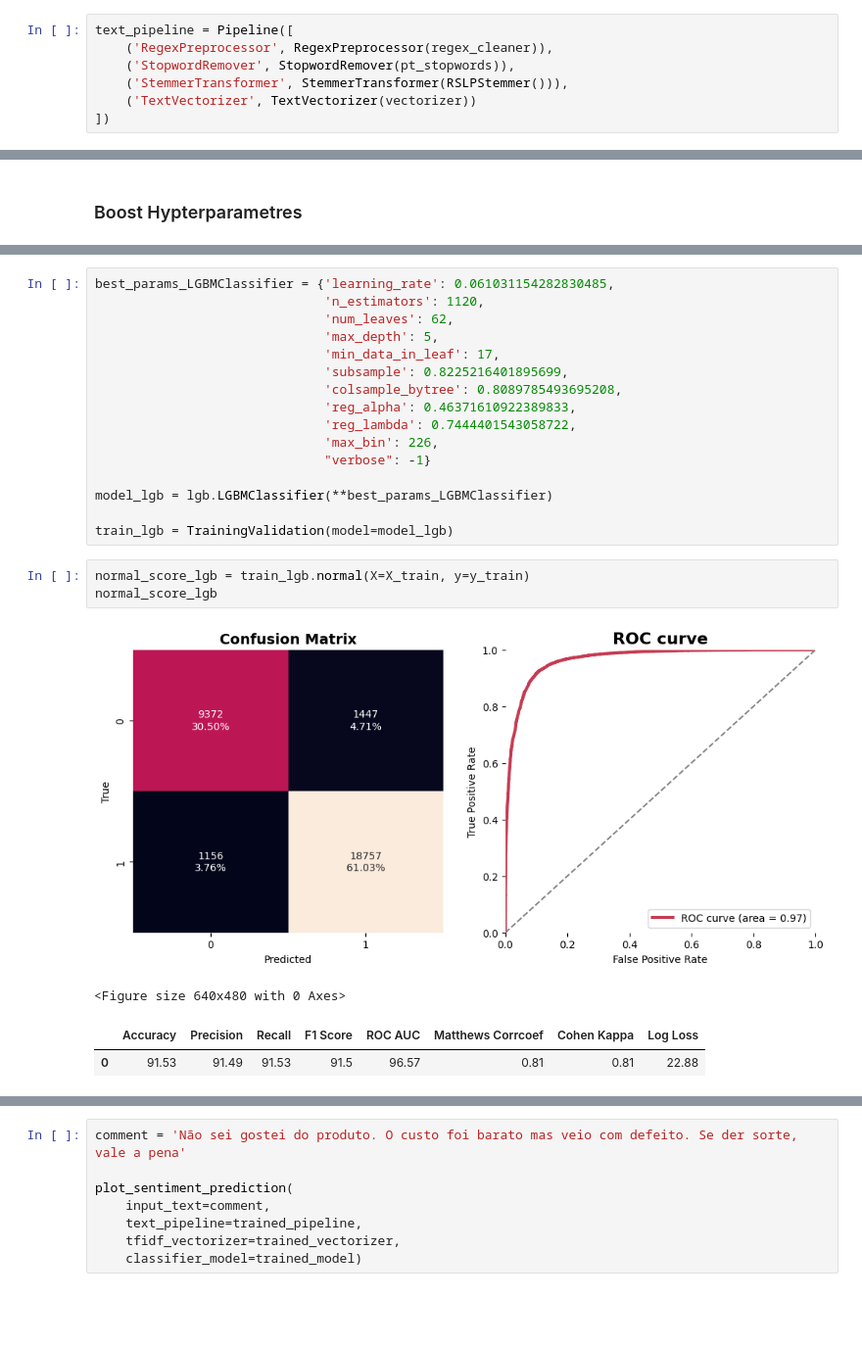
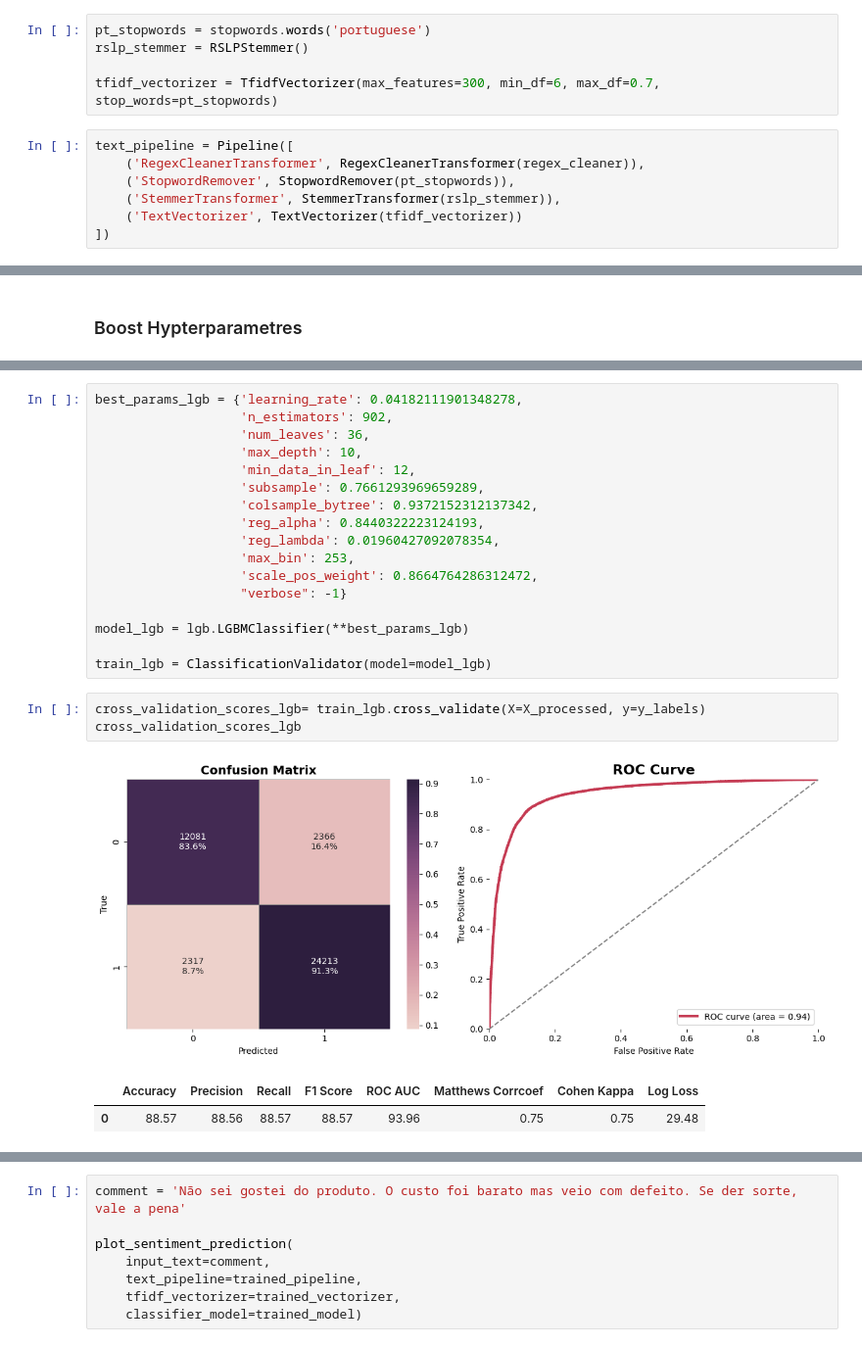
Before and after one commit to rvanguita/Brazilian_E-Commerce, a Jupyter notebook: main.ipynb, the cells around one changed output, grey strips where cells are left out. Shown at 98% size. Cells and saved outputs as stored; diff of their text form; blank space fills up the shorter version.

```diff
--- a/main.ipynb
+++ b/main.ipynb
@@ -136,9 +152,14 @@ regex_cleaner = {
+# %%
+pt_stopwords = stopwords.words('portuguese')
+rslp_stemmer = RSLPStemmer()
+
+tfidf_vectorizer = TfidfVectorizer(max_features=300, min_df=6, max_df=0.7, stop_words=pt_stopwords)
 # %%
 text_pipeline = Pipeline([
-    ('RegexPreprocessor', RegexPreprocessor(regex_cleaner)),
+    ('RegexCleanerTransformer', RegexCleanerTransformer(regex_cleaner)),
     ('StopwordRemover', StopwordRemover(pt_stopwords)),
-    ('StemmerTransformer', StemmerTransformer(RSLPStemmer())),
-    ('TextVectorizer', TextVectorizer(vectorizer))
+    ('StemmerTransformer', StemmerTransformer(rslp_stemmer)),
+    ('TextVectorizer', TextVectorizer(tfidf_vectorizer))
 ])
 # %%
 review_idx = olist_order_reviews['review_comment_message'].dropna().index
@@ -165,24 +195,24 @@ X_train, X_test, y_train, y_test = train_test_split(X_processed, y_labels, rando
 # %%
-best_params_LGBMClassifier = {'learning_rate': 0.061031154282830485,
-                              'n_estimators': 1120,
-                              'num_leaves': 62,
-                              'max_depth': 5,
-                              'min_data_in_leaf': 17,
-                              'subsample': 0.8225216401895699,
-                              'colsample_bytree': 0.8089785493695208,
-                              'reg_alpha': 0.46371610922389833,
-                              'reg_lambda': 0.7444401543058722,
-                              'max_bin': 226,
-                              "verbose": -1}
+best_params_lgb = {'learning_rate': 0.04182111901348278,
+                   'n_estimators': 902,
+                   'num_leaves': 36,
+                   'max_depth': 10,
+                   'min_data_in_leaf': 12,
+                   'subsample': 0.7661293969659289,
+                   'colsample_bytree': 0.9372152312137342,
+                   'reg_alpha': 0.8440322223124193,
+                   'reg_lambda': 0.01960427092078354,
+                   'max_bin': 253,
+                   'scale_pos_weight': 0.8664764286312472,
+                   "verbose": -1}
 
-model_lgb = lgb.LGBMClassifier(**best_params_LGBMClassifier)
+model_lgb = lgb.LGBMClassifier(**best_params_lgb)
 
-train_lgb = TrainingValidation(model=model_lgb)
+train_lgb = ClassificationValidator(model=model_lgb)
 # %%
-normal_score_lgb = train_lgb.normal(X=X_train, y=y_train)
-normal_score_lgb
+cross_validation_scores_lgb= train_lgb.cross_validate(X=X_processed, y=y_labels)
+cross_validation_scores_lgb
 # %% [output]
-[figure, old version]
+[figure, new version]
-<Figure size 640x480 with 0 Axes>
 |  | Accuracy | Precision | Recall | F1 Score | ROC AUC | Matthews Corrcoef | Cohen Kappa | Log Loss |
-| 0 | 91.53 | 91.49 | 91.53 | 91.5 | 96.57 | 0.81 | 0.81 | 22.88 |
+| 0 | 88.57 | 88.56 | 88.57 | 88.57 | 93.96 | 0.75 | 0.75 | 29.48 |
```
Also changed, not shown: parts of 33 cells of this notebook, 8 other files.
